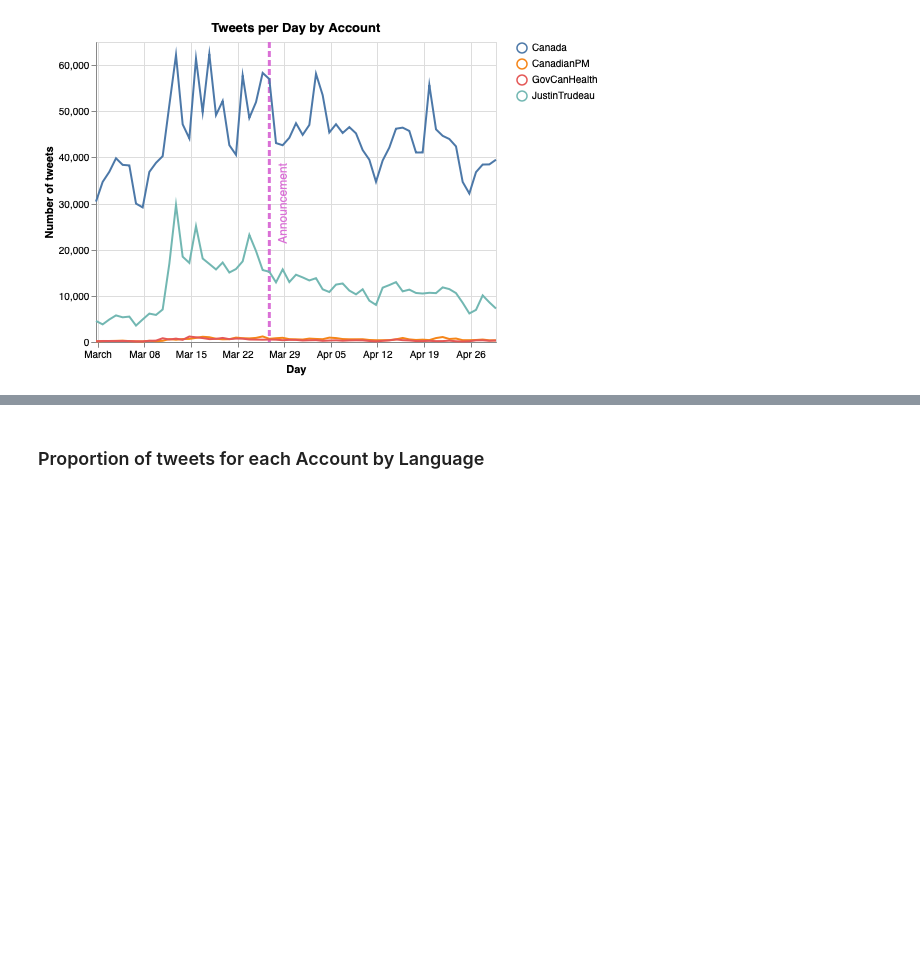
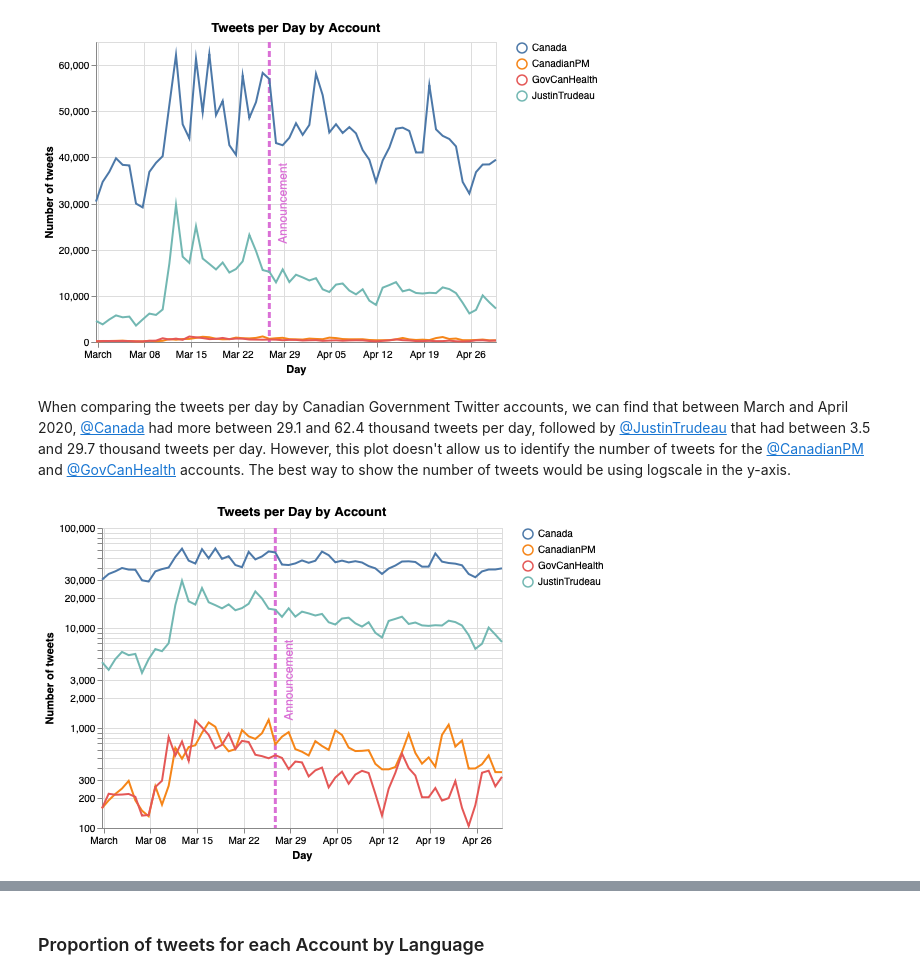
Before and after one commit to vcuspinera/Canada_response_covid, a Jupyter notebook: src/eda.ipynb, the cells around one changed output, grey strips where cells are left out. Drawn from its saved outputs; the diff is of its cells as text; code cells hidden in the pictures; blank space fills up the shorter version.

```diff
--- a/src/eda.ipynb
+++ b/src/eda.ipynb
@@ -180,7 +180,8 @@ base = alt.Chart(df_aux)
 lines = base.mark_line().encode(
     x = alt.X('day:T', title="Day"),
     y = alt.Y('tweet:Q', title="Number of tweets"),
-    color = alt.Color('account')#, title="Account")
+    color = alt.Color('account'),
+    tooltip = ['account', 'tweet']
 ).properties(
     title='Tweets per Day by Account'
 )
@@ -196,14 +197,28 @@ rule = alt.Chart(pd.DataFrame({
 text = alt.Chart(pd.DataFrame({
     'day': ['2020-03-29'],
     'color': ['orchid'],
-    'y': [30000]
+    'y1': [30_000],
+    'y2': [3_000]
 })).mark_text(
     text='Announcement', angle=270, size=12
 ).encode(
-    x='day:T', y='y',
+    x='day:T', y='y1',
     color=alt.Color('color:N', scale=None, title = "")
 )
 
 rule + lines + text
 # %% [output]
 [figure]
+# %% [markdown]
+When comparing the tweets per day by Canadian Government Twitter accounts, we can find that between March and April 2020, [@Canada](https://twitter.com/Canada) had more between 29.1 and 62.4 thousand tweets per day, followed by [@JustinTrudeau](https://twitter.com/JustinTrudeau) that had between 3.5 and 29.7 thousand tweets per day. However, this plot doesn't allow us to identify the number of tweets for the [@CanadianPM](https://twitter.com/CanadianPM) and [@GovCanHealth](https://twitter.com/GovCanHealth) accounts. The best way to show the number of tweets would be using logscale in the y-axis.
+# %%
+lines2 = lines.encode(
+    y = alt.Y('tweet:Q', scale=alt.Scale(type='log'), title="Number of tweets")
+)
+
+text2 = text.encode(y='y2')
+
+rule + lines2 + text2
+# lines2
+# %% [output]
+[figure, added]
```
Also changed, not shown: parts of 25 cells of this notebook.
